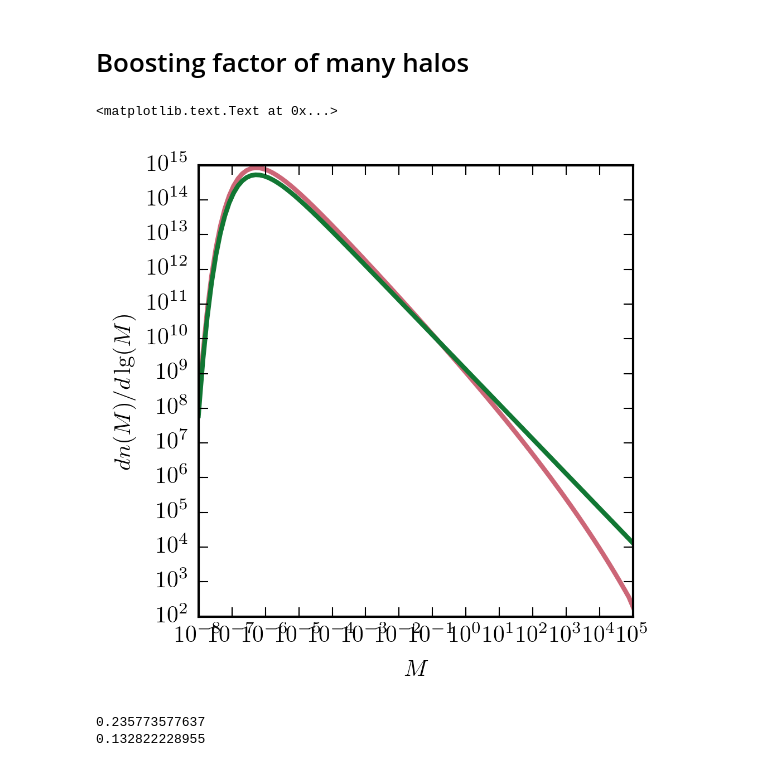
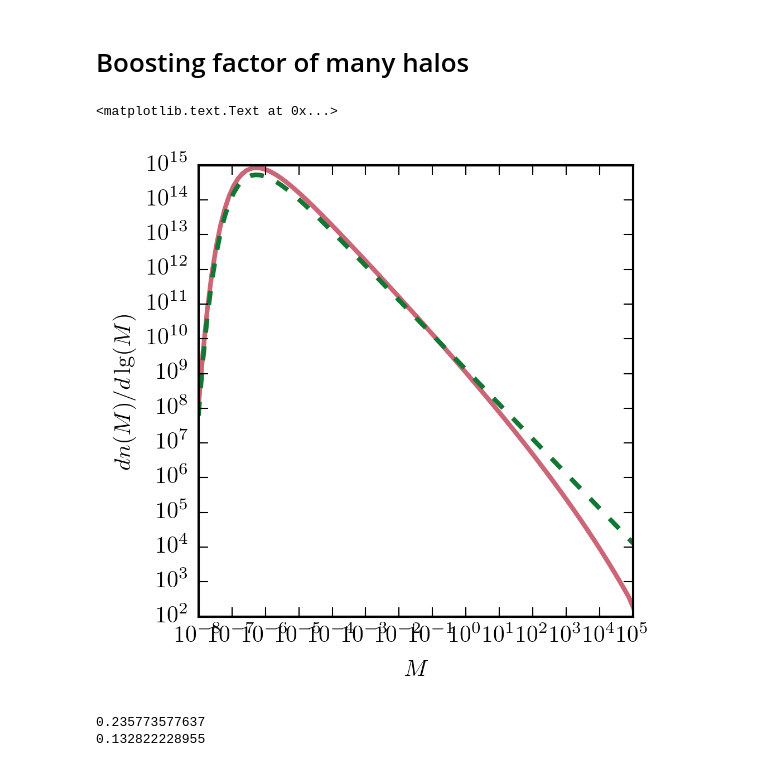
Before and after one commit to lue/dmb, a Jupyter notebook: integrate_mf.ipynb, the cells around one changed output. Drawn from its saved outputs; the diff is of its cells as text; code cells hidden in the pictures.

```diff
--- a/integrate_mf.ipynb
+++ b/integrate_mf.ipynb
@@ -22,35 +22,35 @@ z = 26.0
 M_list = np.logspace(-8, 5, 1e2)
 
 def myPS(M, Mcut, z, cosmo):
     '''
     My implementation of PS mass function
     :param M: mass
     :param z: redshift
     :param cosmo: cosmology
     :return:
     '''
     deltac = Cosmology.AST_delta_collapse
     R = cosmo.lagrangianR(M)
     sigma = cosmo.sigma(R, j=0, z=z)
     Rup = cosmo.lagrangianR(M*1.01)
     Rdw = cosmo.lagrangianR(M/1.01)
     dsigmadM = - (cosmo.sigma(Rup, j=0, z=z) - cosmo.sigma(Rdw, j=0, z=z)) / (0.02 * M)
     dndM = np.sqrt(2/np.pi) * np.exp(-deltac**2 / 2 / sigma**2) * deltac / sigma**2 * dsigmadM / M
     return dndM * (AST_rho_crit_0_Mpc3*cosmo.Om0) * np.exp(-(M/Mcut)**-0.666) * np.gradient(M)/np.gradient(np.log10(M))
 
 def mf_Diemand(M, Mcut, cosmo):
     return 2.8e9*(M*cosmo.h)**-1*np.exp(-(M/Mcut)**-0.666) * cosmo.h**3
 
 mf = myPS(M_list, 1e-6, z, cosmo)
 plt.plot(M_list, mf)
-plt.plot(M_list, mf_Diemand(M_list, 1e-6, cosmo))
+plt.plot(M_list, mf_Diemand(M_list, 1e-6, cosmo) , '--')
 plt.xscale('log')
 plt.yscale('log')
 plt.xlabel(r'$M$')
 plt.ylabel(r'$dn(M)/d\lg(M)$')
 # %% [output]
 <matplotlib.text.Text at 0x...>
-[figure, old version]
+[figure, new version]
 # %%
 M_list = np.logspace(-8, 10, 1e3)
 print np.trapz(mf_Diemand(M_list, 1e-6, cosmo)*M_list, np.log10(M_list)) / (AST_rho_crit_0_Mpc3*cosmo.Om0)
```
Also changed, not shown: parts of 16 cells of this notebook, 2 other files.
